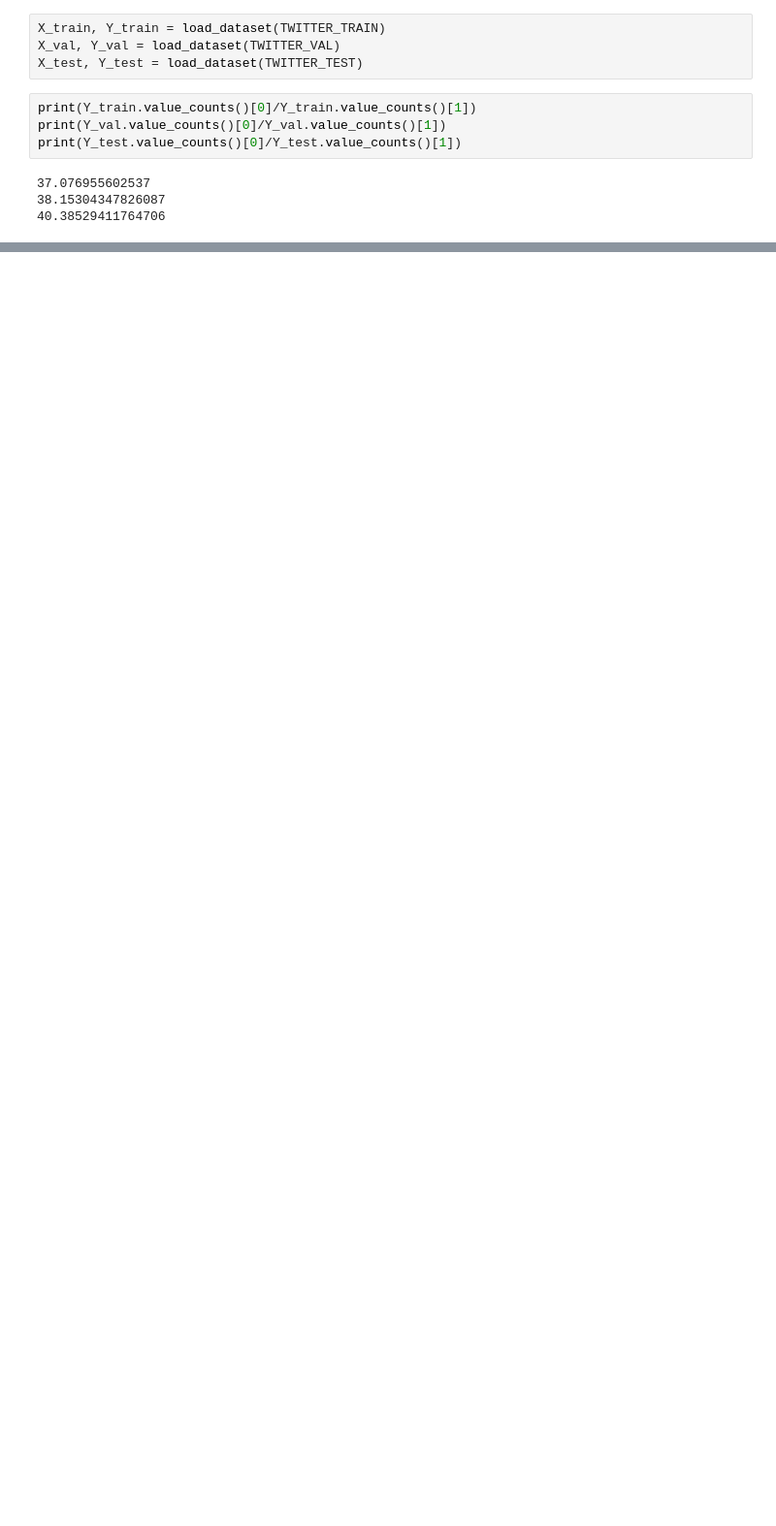
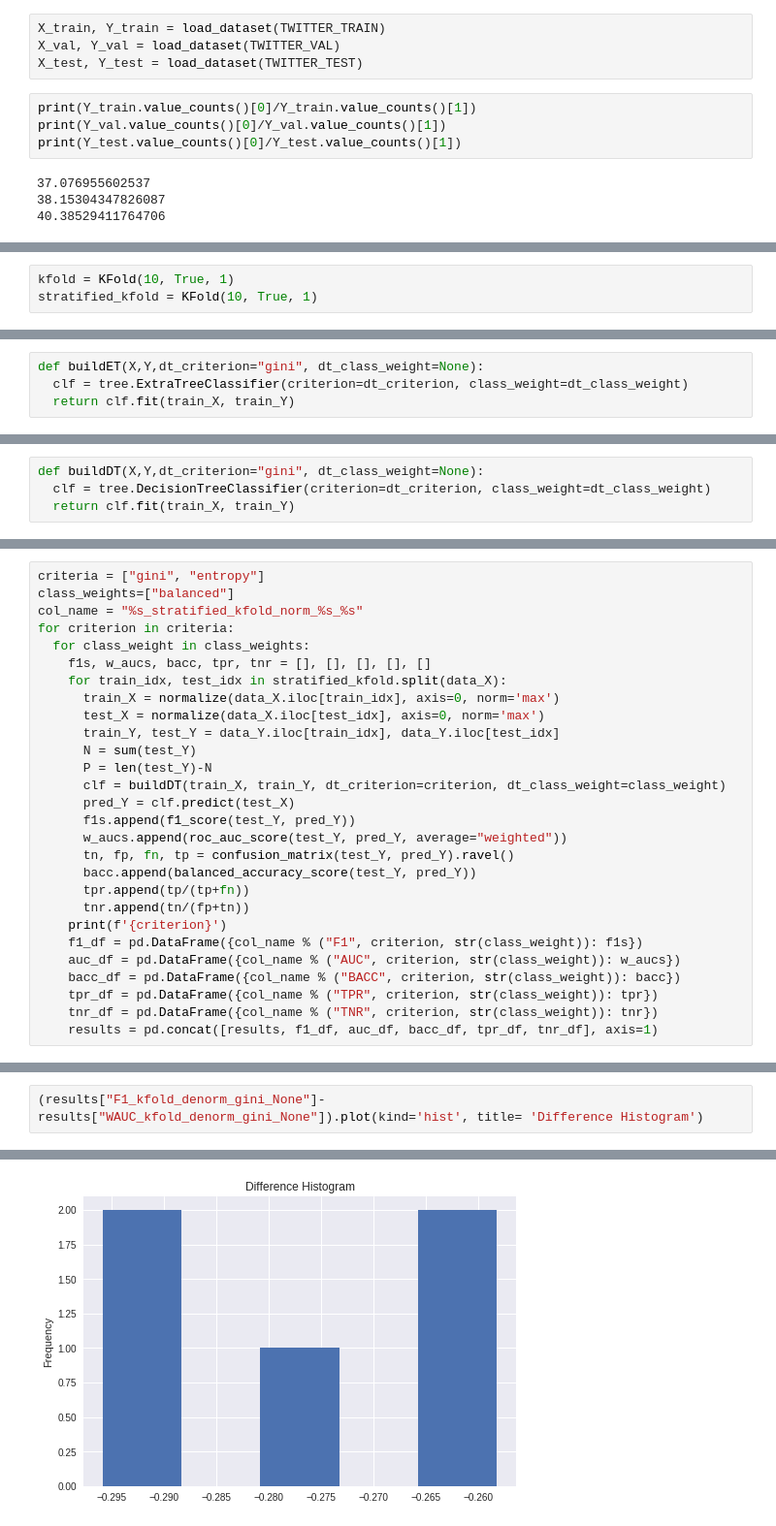
Before and after one commit to Dianna22/ML, a Jupyter notebook: SocialMediaBUZZ/data_preprocessing.ipynb, the cells around one changed output, grey strips where cells are left out. Shown: that part at 97% size. Drawn from its saved outputs; the diff is of its cells as text; blank space fills up the shorter version.

Commit message:
Tree based models

```diff
--- a/SocialMediaBUZZ/data_preprocessing.ipynb
+++ b/SocialMediaBUZZ/data_preprocessing.ipynb
@@ -31,0 +93,3 @@ print(Y_test.value_counts()[0]/Y_test.value_counts()[1])
+# %%
+kfold = KFold(10, True, 1)
+stratified_kfold = KFold(10, True, 1)
@@ -31,0 +98,4 @@ print(Y_test.value_counts()[0]/Y_test.value_counts()[1])
+# %%
+def buildET(X,Y,dt_criterion="gini", dt_class_weight=None):
+  clf = tree.ExtraTreeClassifier(criterion=dt_criterion, class_weight=dt_class_weight)
+  return clf.fit(train_X, train_Y)
@@ -31,0 +292,4 @@ print(Y_test.value_counts()[0]/Y_test.value_counts()[1])
+# %%
+def buildDT(X,Y,dt_criterion="gini", dt_class_weight=None):
+  clf = tree.DecisionTreeClassifier(criterion=dt_criterion, class_weight=dt_class_weight)
+  return clf.fit(train_X, train_Y)
@@ -31,0 +372,28 @@ print(Y_test.value_counts()[0]/Y_test.value_counts()[1])
+# %%
+criteria = ["gini", "entropy"]
+class_weights=["balanced"]
+col_name = "%s_stratified_kfold_norm_%s_%s"
+for criterion in criteria:
+  for class_weight in class_weights:
+    f1s, w_aucs, bacc, tpr, tnr = [], [], [], [], []
+    for train_idx, test_idx in stratified_kfold.split(data_X):
+      train_X = normalize(data_X.iloc[train_idx], axis=0, norm='max')
+      test_X = normalize(data_X.iloc[test_idx], axis=0, norm='max')
+      train_Y, test_Y = data_Y.iloc[train_idx], data_Y.iloc[test_idx]
+      N = sum(test_Y)
+      P = len(test_Y)-N
+      clf = buildDT(train_X, train_Y, dt_criterion=criterion, dt_class_weight=class_weight)
+      pred_Y = clf.predict(test_X)
+      f1s.append(f1_score(test_Y, pred_Y))
+      w_aucs.append(roc_auc_score(test_Y, pred_Y, average="weighted"))
+      tn, fp, fn, tp = confusion_matrix(test_Y, pred_Y).ravel()
+      bacc.append(balanced_accuracy_score(test_Y, pred_Y))
+      tpr.append(tp/(tp+fn))
+      tnr.append(tn/(fp+tn))
+    print(f'{criterion}')
+    f1_df = pd.DataFrame({col_name % ("F1", criterion, str(class_weight)): f1s})
+    auc_df = pd.DataFrame({col_name % ("AUC", criterion, str(class_weight)): w_aucs})
+    bacc_df = pd.DataFrame({col_name % ("BACC", criterion, str(class_weight)): bacc})
+    tpr_df = pd.DataFrame({col_name % ("TPR", criterion, str(class_weight)): tpr})
+    tnr_df = pd.DataFrame({col_name % ("TNR", criterion, str(class_weight)): tnr})
+    results = pd.concat([results, f1_df, auc_df, bacc_df, tpr_df, tnr_df], axis=1)
@@ -31,0 +501,3 @@ print(Y_test.value_counts()[0]/Y_test.value_counts()[1])
+# %%
+(results["F1_kfold_denorm_gini_None"]-results["WAUC_kfold_denorm_gini_None"]).plot(kind='hist', title= 'Difference Histogram')
+# %% [output]
@@ -31,0 +505 @@ print(Y_test.value_counts()[0]/Y_test.value_counts()[1])
+[figure, added]
```
Also changed, not shown: parts of 52 cells of this notebook.
